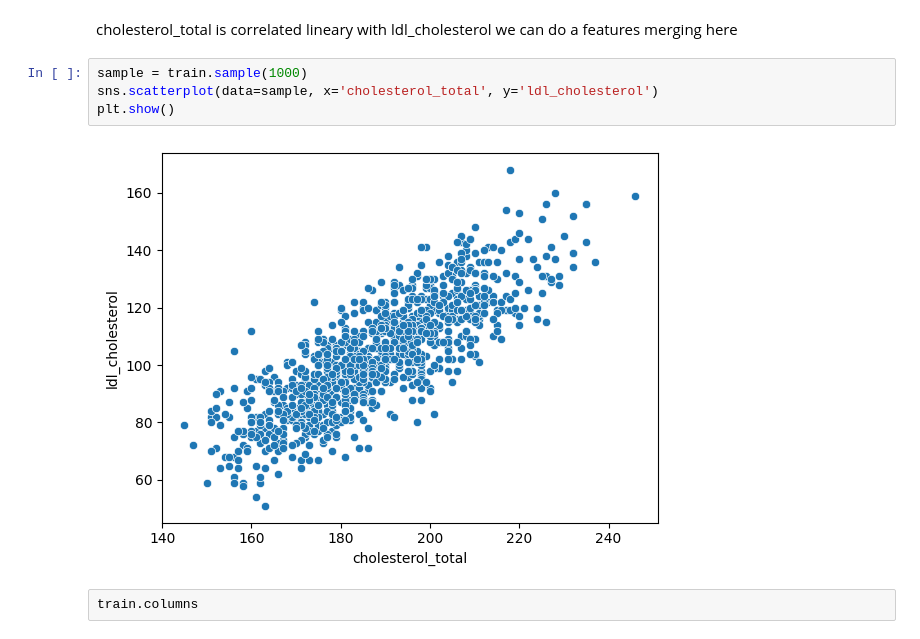
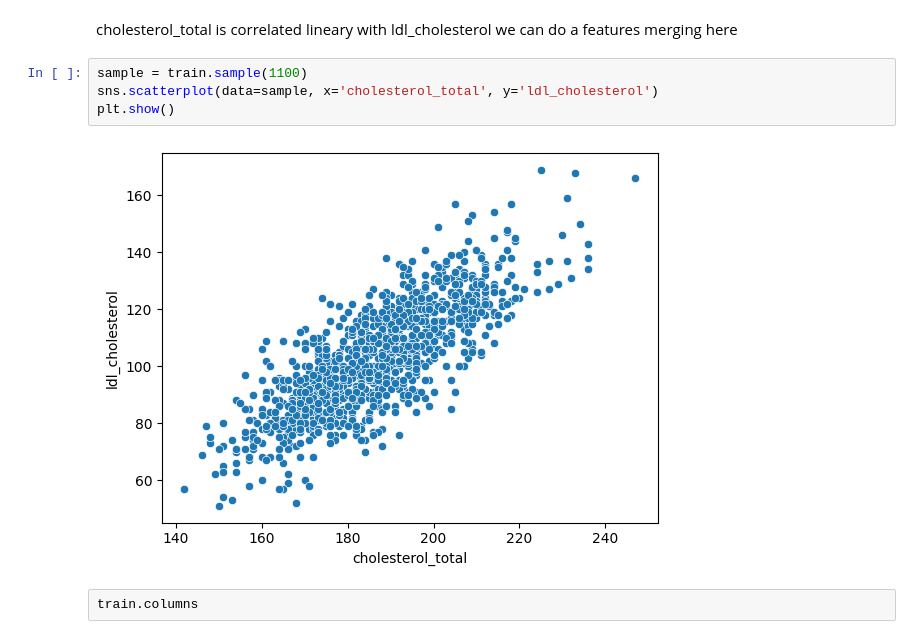
Before and after one commit to iliaselamrani212/Diabetes-Prediction, a Jupyter notebook: Diabetes Prediction EDA.ipynb, the cells around one changed output. Cells and saved outputs as stored; diff of their text form.

```diff
--- a/Diabetes Prediction EDA.ipynb
+++ b/Diabetes Prediction EDA.ipynb
@@ -180,11 +180,11 @@ plt.show()
 # %% [markdown]
 cholesterol_total is correlated lineary with  ldl_cholesterol we can do a features merging here
 # %%
-sample = train.sample(1000)
+sample = train.sample(1100)
 sns.scatterplot(data=sample, x='cholesterol_total', y='ldl_cholesterol')
 plt.show()
 # %% [output]
-[figure, old version]
+[figure, new version]
 # %% [raw]
 train.columns
 # %%
```
Also changed, not shown: parts of 1 cell of this notebook.
